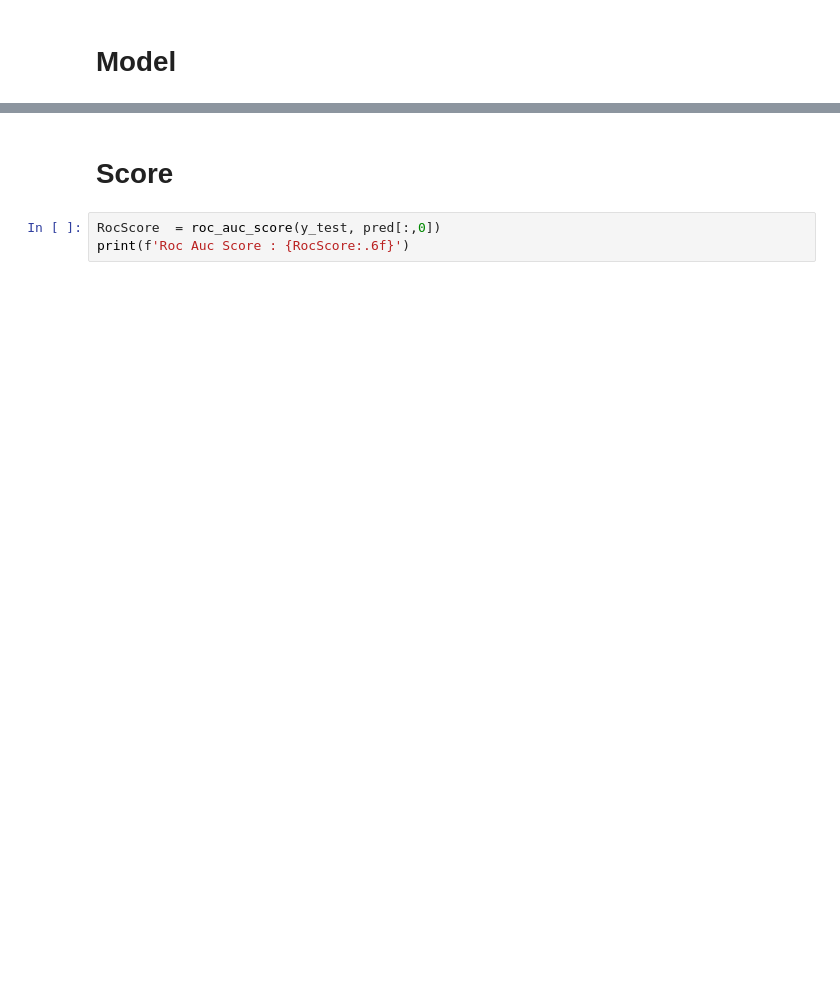
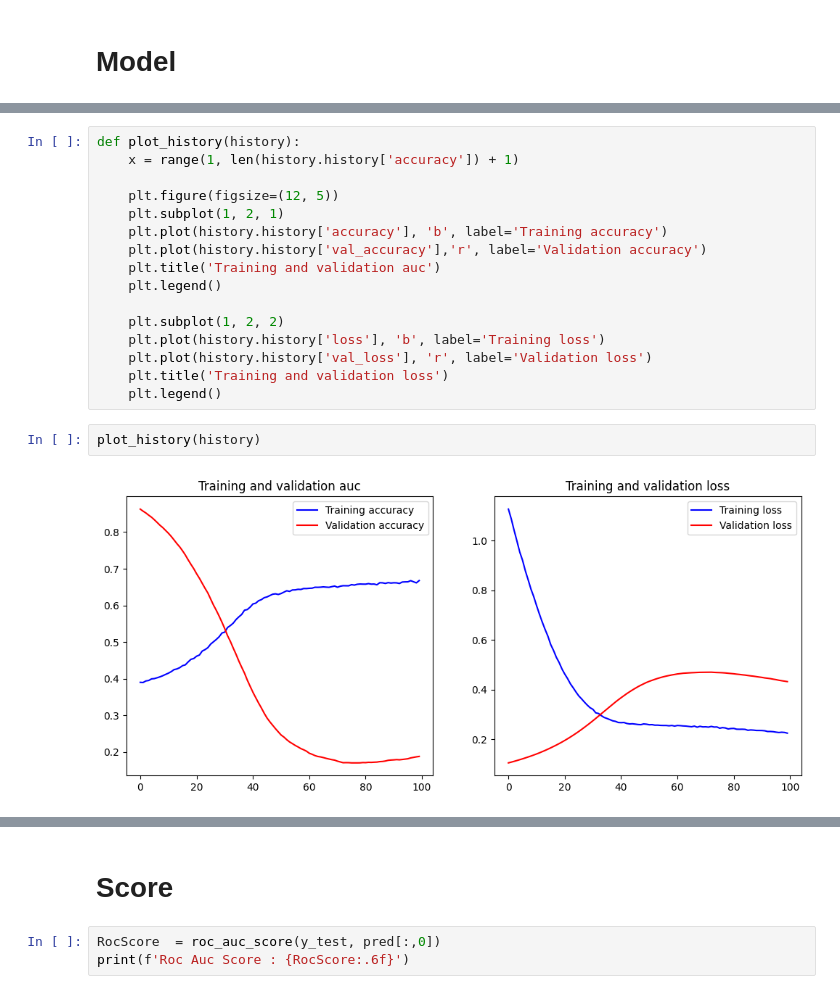
Before and after one commit to marcgloaguen/playgroundseries_s4e1, a Jupyter notebook: Keras.ipynb, the cells around one changed output, grey strips where cells are left out. Saved outputs shown, nothing was run; the diff lists cells and outputs as text; blank space fills up the shorter version.

```diff
--- a/Keras.ipynb
+++ b/Keras.ipynb
@@ -128,3 +146,23 @@ Epoch 20/20
+# %%
+def plot_history(history):
+    x = range(1, len(history.history['accuracy']) + 1)
+
+    plt.figure(figsize=(12, 5))
+    plt.subplot(1, 2, 1)
+    plt.plot(history.history['accuracy'], 'b', label='Training accuracy')
+    plt.plot(history.history['val_accuracy'],'r', label='Validation accuracy')
+    plt.title('Training and validation auc')
+    plt.legend()
+
+    plt.subplot(1, 2, 2)
+    plt.plot(history.history['loss'], 'b', label='Training loss')
+    plt.plot(history.history['val_loss'], 'r', label='Validation loss')
+    plt.title('Training and validation loss')
+    plt.legend()
+# %%
+plot_history(history)
+# %% [output]
+[figure, added]
 # %%
 pred = model.predict(X_test_scld.values)
 # %% [output]
```
Also changed, not shown: parts of 17 cells of this notebook, 1 other file.
